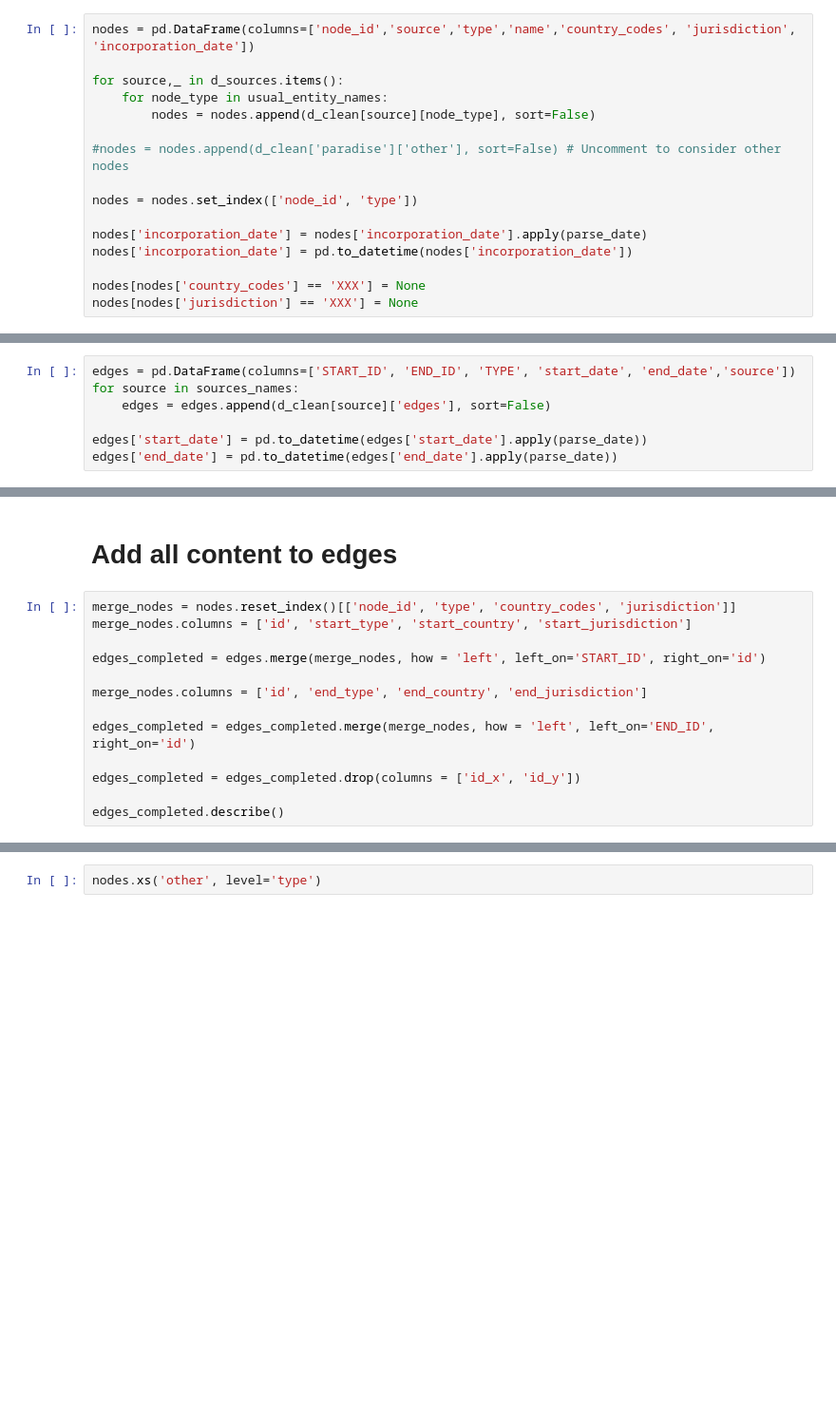
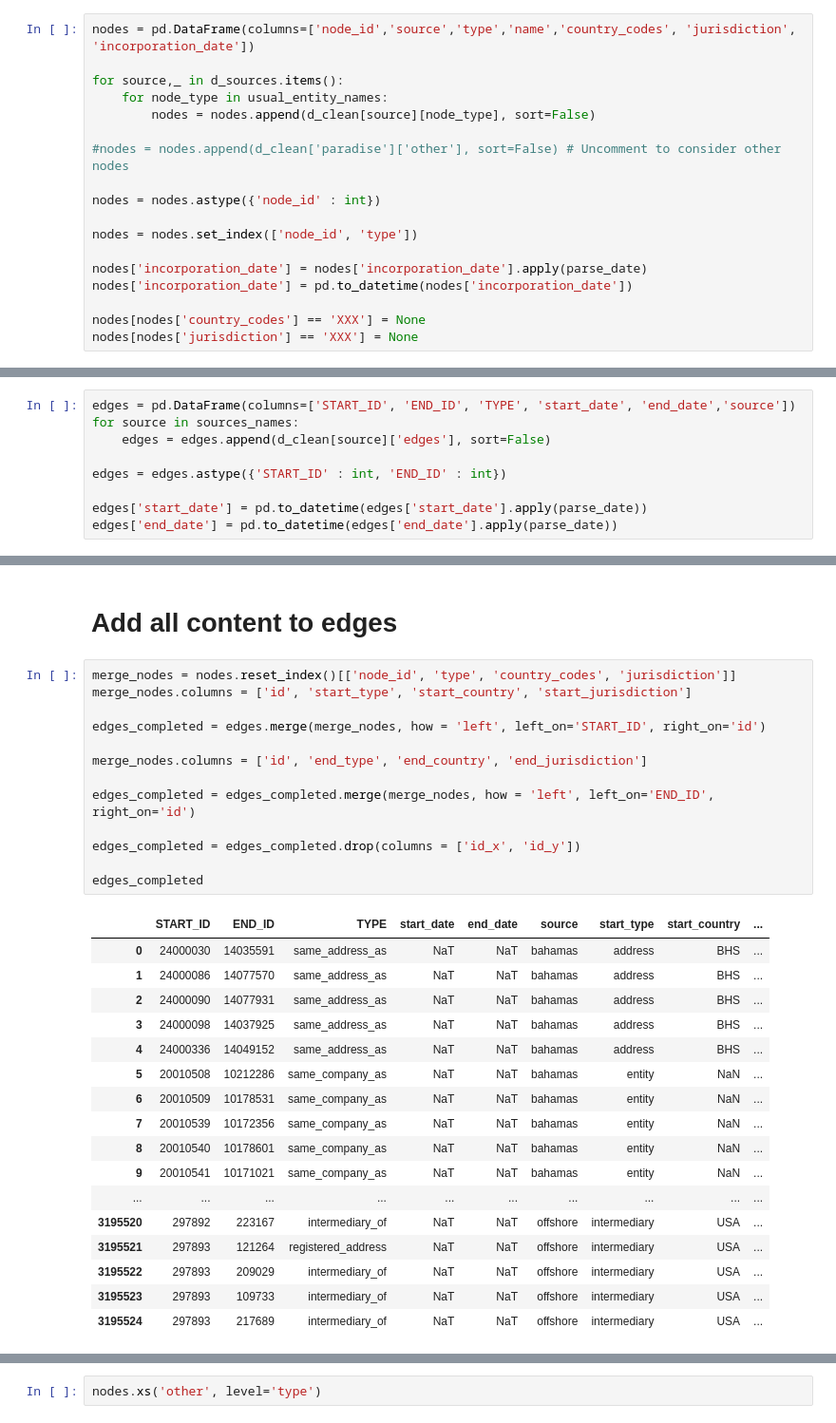
Before and after one commit to yymartin/ADA_Project_Cobra, a Jupyter notebook: Main.ipynb, the cells around one changed output, grey strips where cells are left out. Shown at 95% size. Saved outputs shown, nothing was run; the diff lists cells and outputs as text; blank space fills up the shorter version.

Commit message:
Merge fixed, set node_id to int

```diff
--- a/Main.ipynb
+++ b/Main.ipynb
@@ -384,6 +384,8 @@ for source,_ in d_sources.items():
 
 #nodes = nodes.append(d_clean['paradise']['other'], sort=False) # Uncomment to consider other nodes
 
+nodes = nodes.astype({'node_id' : int})
+
 nodes = nodes.set_index(['node_id', 'type'])
 
 nodes['incorporation_date'] = nodes['incorporation_date'].apply(parse_date)
@@ -453,6 +455,8 @@ edges = pd.DataFrame(columns=['START_ID', 'END_ID', 'TYPE', 'start_date', 'end_d
 for source in sources_names:
     edges = edges.append(d_clean[source]['edges'], sort=False)
 
+edges = edges.astype({'START_ID' : int, 'END_ID' : int})
+
 edges['start_date'] = pd.to_datetime(edges['start_date'].apply(parse_date))
 edges['end_date'] = pd.to_datetime(edges['end_date'].apply(parse_date))
 # %% [output]
@@ -617,14 +621,31 @@ We are planning to infer using the edges:
 # %%
 merge_nodes = nodes.reset_index()[['node_id', 'type', 'country_codes', 'jurisdiction']]
 merge_nodes.columns = ['id', 'start_type', 'start_country', 'start_jurisdiction']
 
 edges_completed = edges.merge(merge_nodes, how = 'left', left_on='START_ID', right_on='id')
 
 merge_nodes.columns = ['id', 'end_type', 'end_country', 'end_jurisdiction']
 
 edges_completed = edges_completed.merge(merge_nodes, how = 'left', left_on='END_ID', right_on='id')
 
 edges_completed = edges_completed.drop(columns = ['id_x', 'id_y'])
 
-edges_completed.describe()
+edges_completed
 # %% [output]
+|  | START_ID | END_ID | TYPE | start_date | end_date | source | start_type | start_country | ... |
+| 0 | 24000030 | 14035591 | same_address_as | NaT | NaT | bahamas | address | BHS | ... |
+| 1 | 24000086 | 14077570 | same_address_as | NaT | NaT | bahamas | address | BHS | ... |
+| 2 | 24000090 | 14077931 | same_address_as | NaT | NaT | bahamas | address | BHS | ... |
+| 3 | 24000098 | 14037925 | same_address_as | NaT | NaT | bahamas | address | BHS | ... |
+| 4 | 24000336 | 14049152 | same_address_as | NaT | NaT | bahamas | address | BHS | ... |
+| 5 | 20010508 | 10212286 | same_company_as | NaT | NaT | bahamas | entity | NaN | ... |
+| 6 | 20010509 | 10178531 | same_company_as | NaT | NaT | bahamas | entity | NaN | ... |
+| 7 | 20010539 | 10172356 | same_company_as | NaT | NaT | bahamas | entity | NaN | ... |
+| 8 | 20010540 | 10178601 | same_company_as | NaT | NaT | bahamas | entity | NaN | ... |
+| 9 | 20010541 | 10171021 | same_company_as | NaT | NaT | bahamas | entity | NaN | ... |
+| ... | ... | ... | ... | ... | ... | ... | ... | ... | ... |
+| 3195520 | 297892 | 223167 | intermediary_of | NaT | NaT | offshore | intermediary | USA | ... |
+| 3195521 | 297893 | 121264 | registered_address | NaT | NaT | offshore | intermediary | USA | ... |
+| 3195522 | 297893 | 209029 | intermediary_of | NaT | NaT | offshore | intermediary | USA | ... |
+| 3195523 | 297893 | 109733 | intermediary_of | NaT | NaT | offshore | intermediary | USA | ... |
+| 3195524 | 297893 | 217689 | intermediary_of | NaT | NaT | offshore | intermediary | USA | ... |
```
Also changed, not shown: parts of 2 cells of this notebook.
